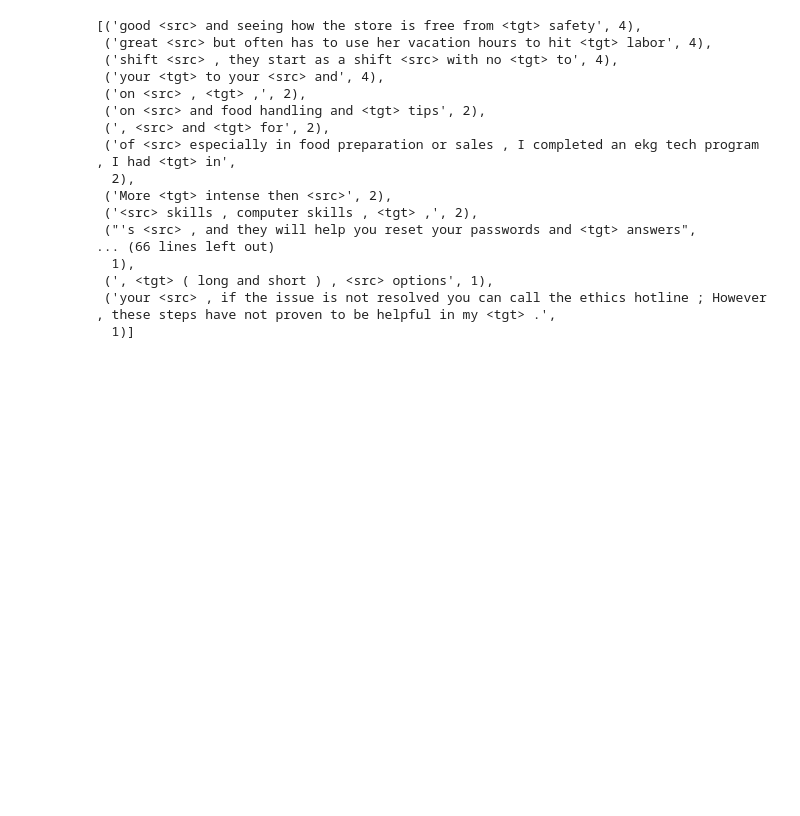
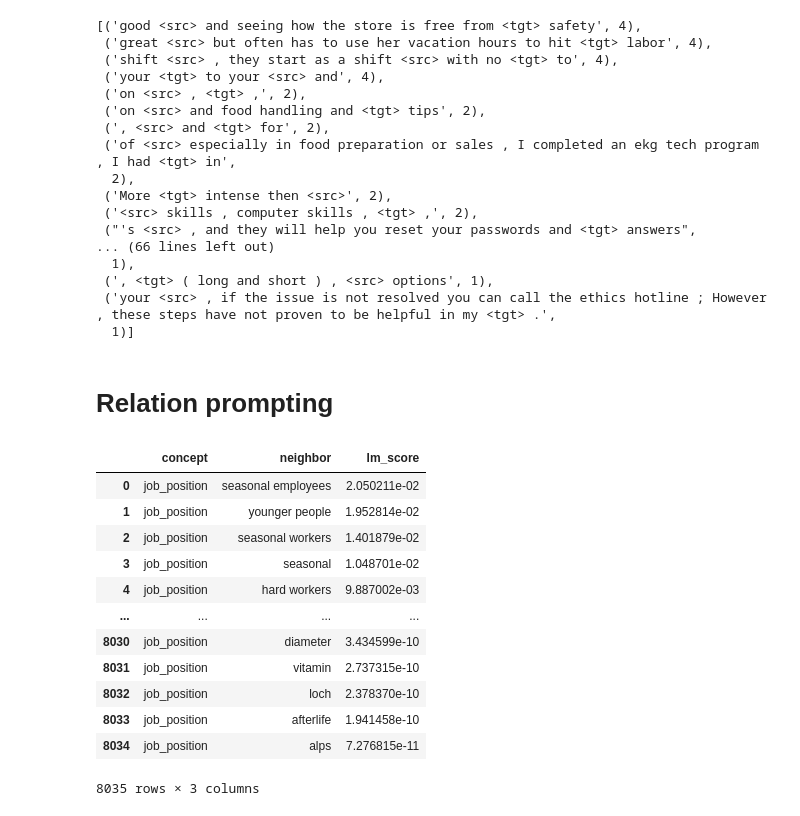
Before and after one commit to megagonlabs/eseBench, a Jupyter notebook: src/kb_toolkit/KBExtract-nikita.ipynb, the cells around one changed output. Drawn from its saved outputs; the diff is of its cells as text; code cells hidden in the pictures; blank space fills up the shorter version.

```diff
--- a/src/kb_toolkit/KBExtract-nikita.ipynb
+++ b/src/kb_toolkit/KBExtract-nikita.ipynb
@@ -1094,3 +1094,24 @@ find_context('job_position', 'hire_prerequisite', sent_mapping, reliable_expande
  (', <tgt> ( long and short ) , <src> options', 1),
  ('your <src> , if the issue is not resolved you can call the ethics hotline ; However , these steps have not proven to be helpful in my <tgt> .',
   1)]
+# %% [markdown]
+# Relation prompting
+# %%
+probe_prompts = [
+    'Walmart hires {2}.'
+]
+probe_and_eval(d_lm_probe, 'job_position', probe_prompts, evaluate=False)
+# %% [output]
+|  | concept | neighbor | lm_score |
+| 0 | job_position | seasonal employees | 2.050211e-02 |
+| 1 | job_position | younger people | 1.952814e-02 |
+| 2 | job_position | seasonal workers | 1.401879e-02 |
+| 3 | job_position | seasonal | 1.048701e-02 |
+| 4 | job_position | hard workers | 9.887002e-03 |
+| ... | ... | ... | ... |
+| 8030 | job_position | diameter | 3.434599e-10 |
+| 8031 | job_position | vitamin | 2.737315e-10 |
+| 8032 | job_position | loch | 2.378370e-10 |
+| 8033 | job_position | afterlife | 1.941458e-10 |
+| 8034 | job_position | alps | 7.276815e-11 |
+8035 rows × 3 columns
```
Also changed, not shown: parts of 48 cells of this notebook, 6 other files.
